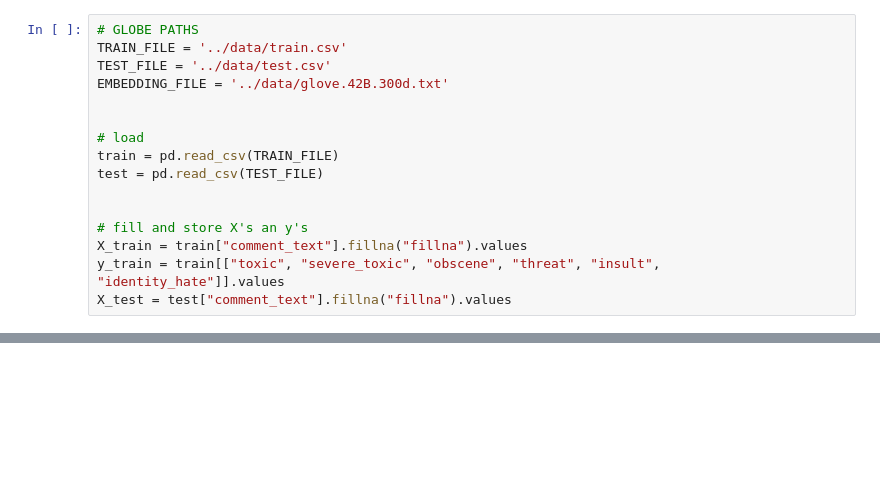
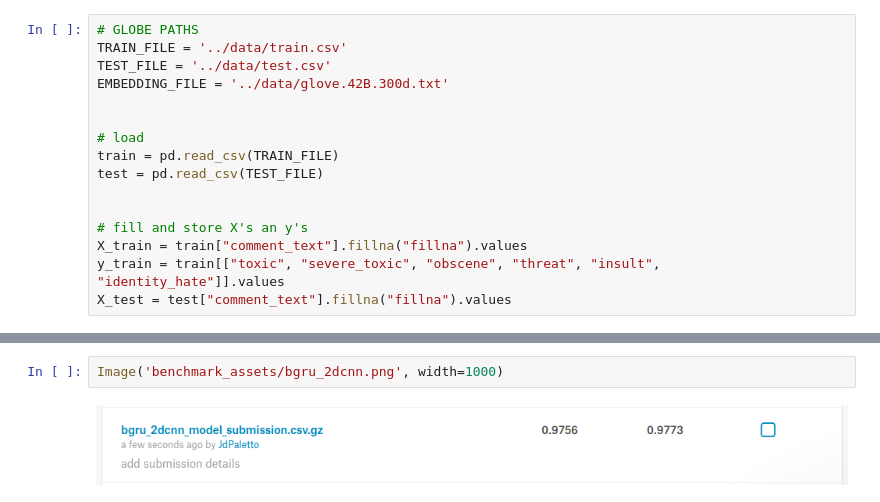
Before and after one commit to chachamatcha/DL_Text_Classification, a Jupyter notebook: Benchmarks.ipynb, the cells around one changed output, grey strips where cells are left out. Saved outputs shown, nothing was run; the diff lists cells and outputs as text; blank space fills up the shorter version.

```diff
--- a/Benchmarks.ipynb
+++ b/Benchmarks.ipynb
@@ -92,0 +285,4 @@ X_test = test["comment_text"].fillna("fillna").values
+# %%
+Image('benchmark_assets/bgru_2dcnn.png', width=1000)
+# %% [output]
+[figure, added]
```
Also changed, not shown: parts of 14 cells of this notebook, 6 other files.
